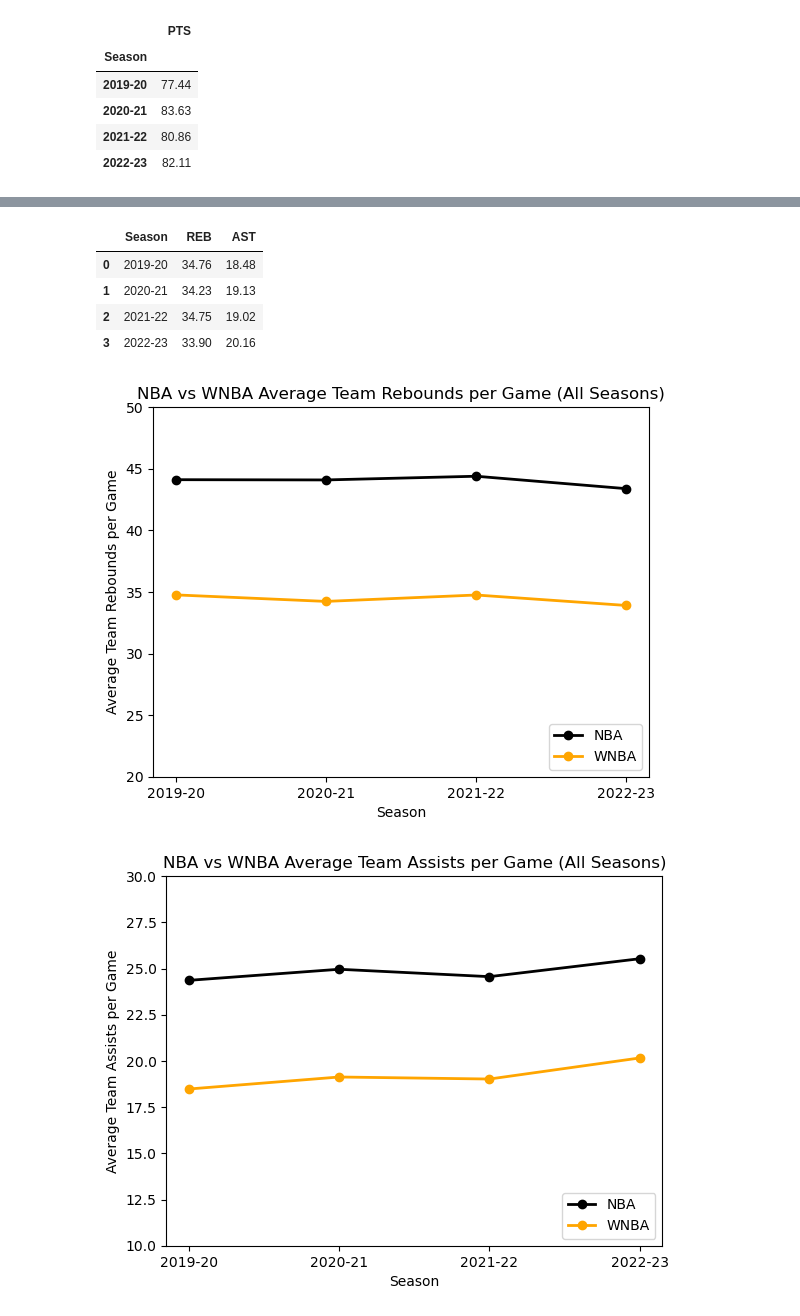
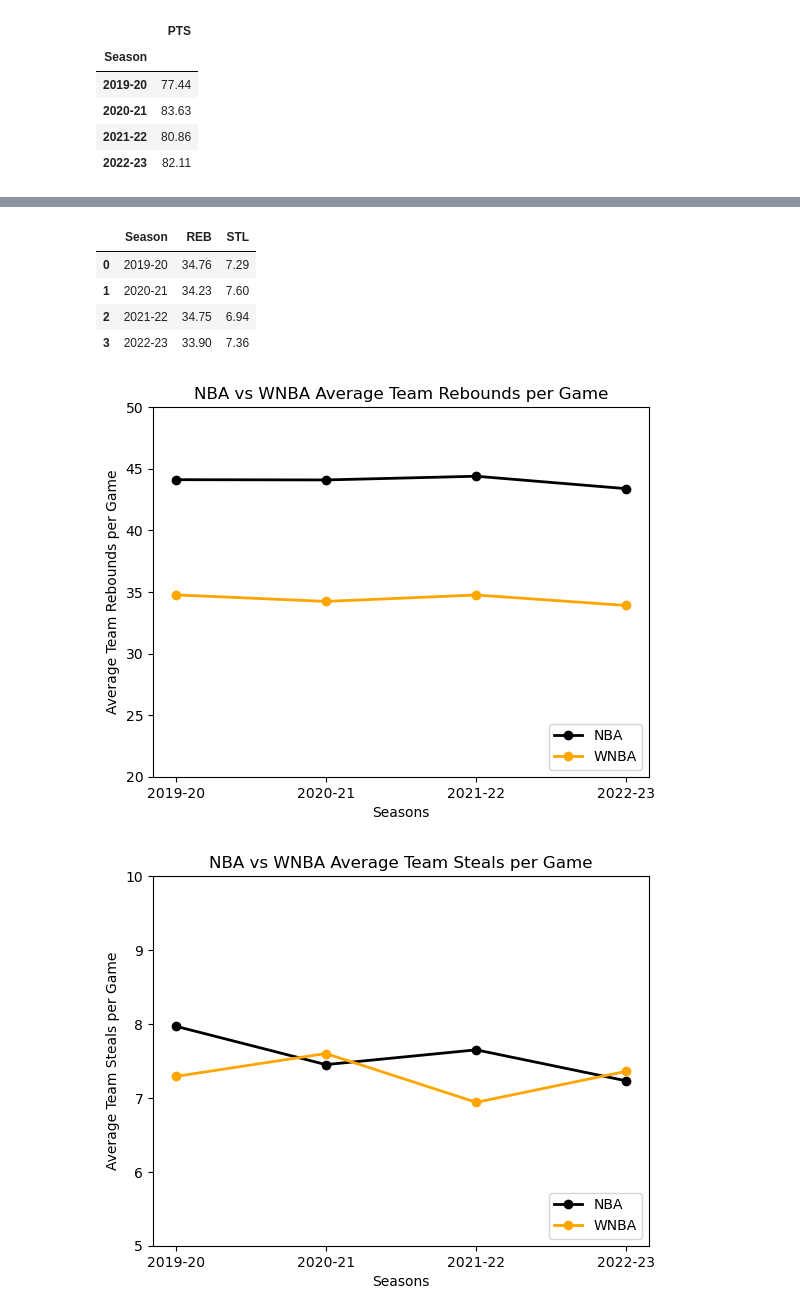
Before and after one commit to Hensonkk/NBA-VS-WNBA, a Jupyter notebook: NBA v WNBA data comparison.ipynb, the cells around one changed output, grey strips where cells are left out. Saved outputs shown, nothing was run; the diff lists cells and outputs as text; code cells hidden in the pictures.

Commit message:
Finished all nba v wnba statistics charts.

```diff
--- a/NBA v WNBA data comparison.ipynb
+++ b/NBA v WNBA data comparison.ipynb
@@ -311,4 +304,4 @@ plt.show()
 # %%
-nba_all = nba_team_stats.groupby(["Season"])["REB", "AST"].mean().reset_index()
+nba_all = nba_team_stats.groupby(["Season"])["REB", "STL"].mean().reset_index()
 nba_all
 # %% [output]
@@ -320,35 +313,35 @@ nba_all
 # %%
-wnba_all = wnba_team_stats.groupby(["Season"])["REB", "AST"].mean().reset_index()
+wnba_all = wnba_team_stats.groupby(["Season"])["REB", "STL"].mean().reset_index()
 wnba_all
 # %% [output]
-|  | Season | REB | AST |
-| 0 | 2019-20 | 34.76 | 18.48 |
-| 1 | 2020-21 | 34.23 | 19.13 |
-| 2 | 2021-22 | 34.75 | 19.02 |
-| 3 | 2022-23 | 33.90 | 20.16 |
+|  | Season | REB | STL |
+| 0 | 2019-20 | 34.76 | 7.29 |
+| 1 | 2020-21 | 34.23 | 7.60 |
+| 2 | 2021-22 | 34.75 | 6.94 |
+| 3 | 2022-23 | 33.90 | 7.36 |
 # %%
 wnba_ast = wnba_team_stats.groupby(["Season"])["AST"].mean().reset_index()
 # %%
 plt.plot(nba_all["Season"], nba_all["REB"], marker = "o", label = "NBA", color = "black", linewidth = 2)
 plt.plot(nba_all["Season"], wnba_all["REB"], marker = "o", label = "WNBA", color = "orange", linewidth = 2)
-plt.xlabel("Season")
+plt.xlabel("Seasons")
 plt.ylabel("Average Team Rebounds per Game")
-plt.title("NBA vs WNBA Average Team Rebounds per Game (All Seasons)")
+plt.title("NBA vs WNBA Average Team Rebounds per Game")
 plt.legend(loc = "lower right")
 plt.ylim(20,50)
 plt.savefig("graph_outputs/Team_REB.png")
 plt.show()
 # %% [output]
-[figure, old version]
+[figure, new version]
 # %%
-plt.plot(nba_all["Season"], nba_all["AST"], marker = "o", label = "NBA", color = "black", linewidth = 2)
-plt.plot(nba_all["Season"], wnba_all["AST"], marker = "o", label = "WNBA", color = "orange", linewidth = 2)
-plt.xlabel("Season")
-plt.ylabel("Average Team Assists per Game")
-plt.title("NBA vs WNBA Average Team Assists per Game (All Seasons)")
+plt.plot(nba_all["Season"], nba_all["STL"], marker = "o", label = "NBA", color = "black", linewidth = 2)
+plt.plot(nba_all["Season"], wnba_all["STL"], marker = "o", label = "WNBA", color = "orange", linewidth = 2)
+plt.xlabel("Seasons")
+plt.ylabel("Average Team Steals per Game")
+plt.title("NBA vs WNBA Average Team Steals per Game")
 plt.legend(loc = "lower right")
-plt.ylim(10,30)
-plt.savefig("graph_outputs/Team_AST.png")
+plt.ylim(5,10)
+plt.savefig("graph_outputs/Team_STL.png")
 plt.show()
 # %% [output]
-[figure, old version]
+[figure, new version]
```
Also changed, not shown: parts of 15 cells of this notebook, 6 other files.
